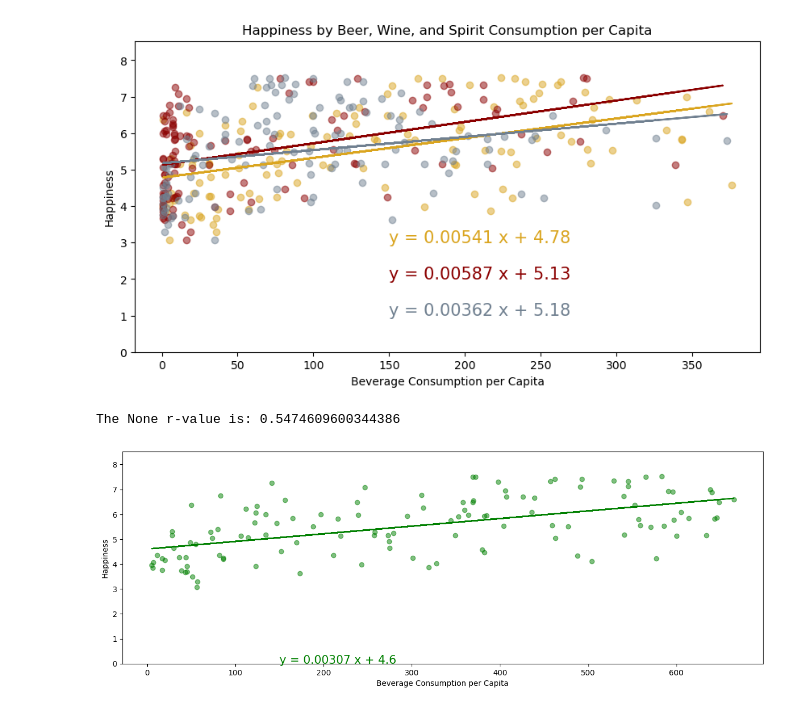
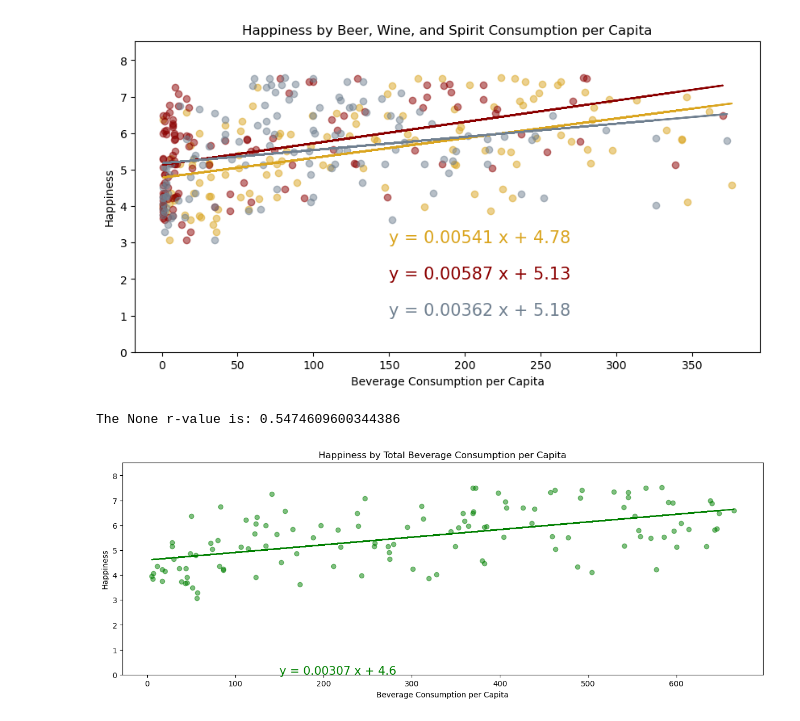
Before and after one commit to mattcaseycpa/project1, a Jupyter notebook: project.ipynb, the cells around one changed output. Saved outputs shown, nothing was run; the diff lists cells and outputs as text; code cells hidden in the pictures.

Commit message:
COnfirmed title

```diff
--- a/project.ipynb
+++ b/project.ipynb
@@ -779,9 +779,12 @@ The Spirit_PerCapita r-value is: 0.25639894608701114
 # %%
 plt.figure(figsize=(15, 5))
 
 all_bevs_scat = lin_regress(
     (OH_happiness["Beer_PerCapita"]+OH_happiness["Wine_PerCapita"]+OH_happiness["Spirit_PerCapita"]),
     OH_happiness["HappinessScore"], "green", 150, 0)
+
+plt.title("Happiness by Total Beverage Consumption per Capita")
+plt.savefig(f"output_data/Happiness by Total Beverage Consumption.png")
 # %% [output]
 The None r-value is: 0.5474609600344386
-[figure, old version]
+[figure, new version]
```
Also changed, not shown: 1 other file.
